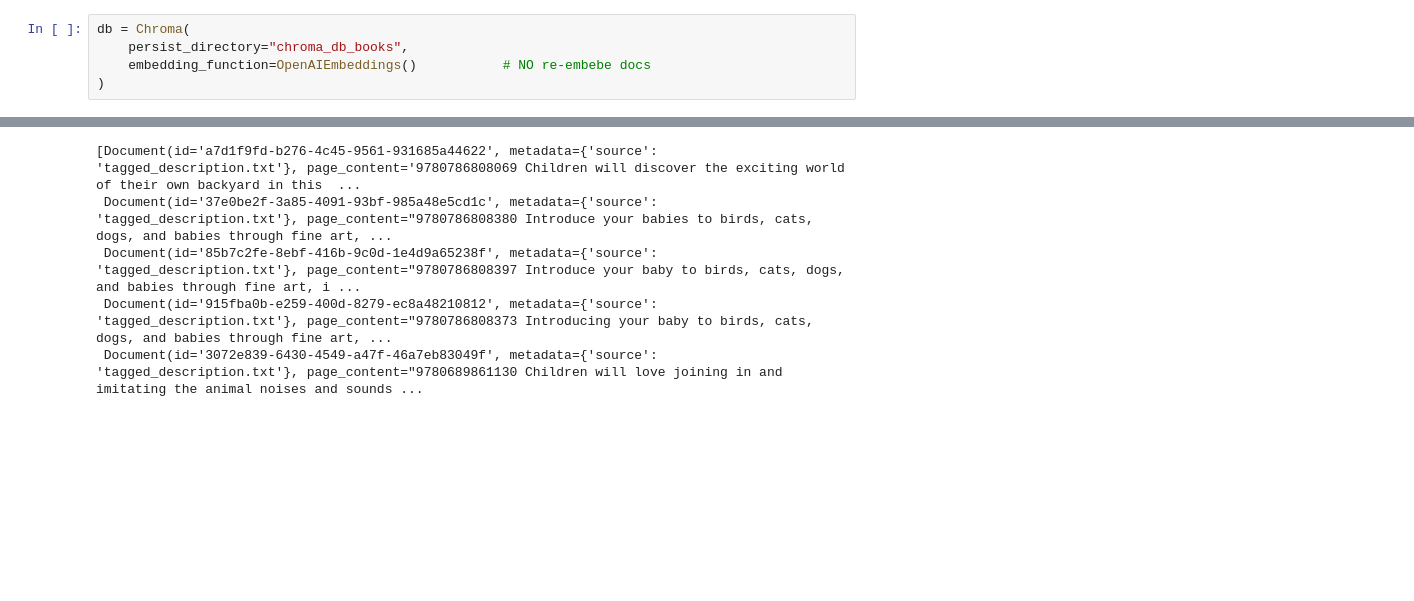
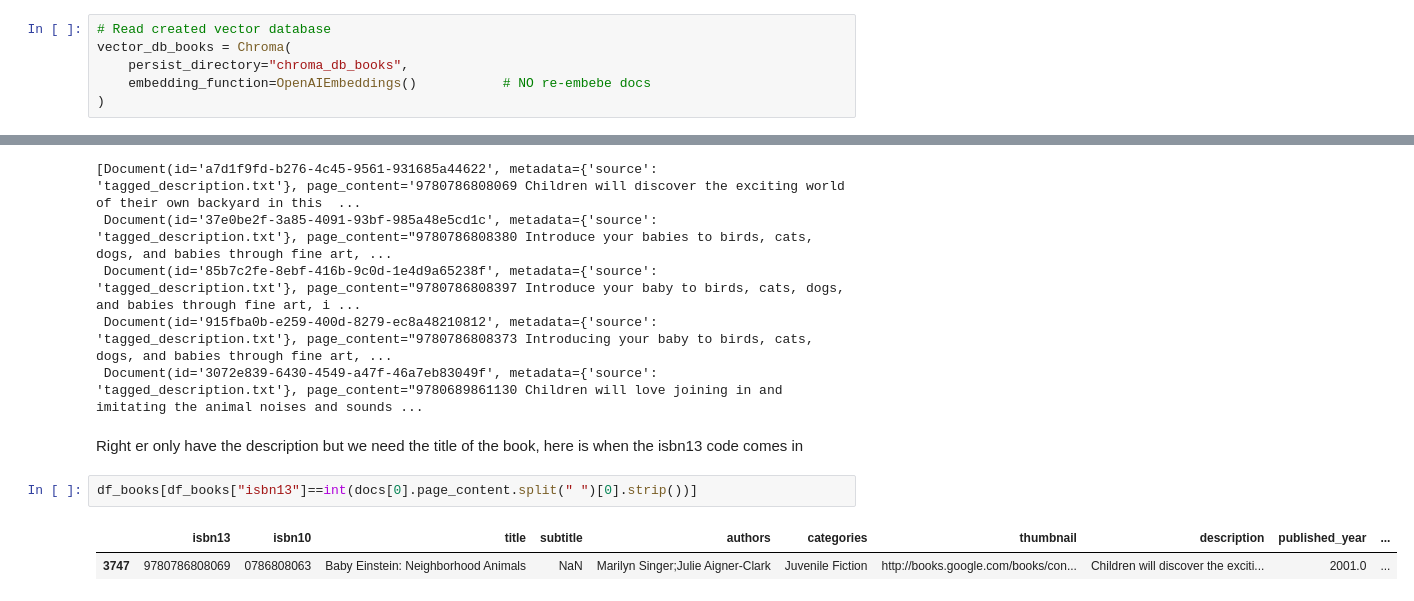
Before and after one commit to OFFICIAL-SBC/BOOKRECOMMENDER, a Jupyter notebook: vector-search.ipynb, the cells around one changed output, grey strips where cells are left out. Drawn from its saved outputs; the diff is of its cells as text; blank space fills up the shorter version.

```diff
--- a/vector-search.ipynb
+++ b/vector-search.ipynb
@@ -95,7 +95,8 @@ vector_db_books = Chroma.from_documents(
     persist_directory="./chroma_db_books"
 )
 # %%
-db = Chroma(
+# Read created vector database
+vector_db_books = Chroma(
     persist_directory="chroma_db_books",
     embedding_function=OpenAIEmbeddings()           # NO re-embebe docs
 )
@@ -109,3 +110,10 @@ docs
  Document(id='85b7c2fe-8ebf-416b-9c0d-1e4d9a65238f', metadata={'source': 'tagged_description.txt'}, page_content="9780786808397 Introduce your baby to birds, cats, dogs, and babies through fine art, i ...
  Document(id='915fba0b-e259-400d-8279-ec8a48210812', metadata={'source': 'tagged_description.txt'}, page_content="9780786808373 Introducing your baby to birds, cats, dogs, and babies through fine art, ...
  Document(id='3072e839-6430-4549-a47f-46a7eb83049f', metadata={'source': 'tagged_description.txt'}, page_content="9780689861130 Children will love joining in and imitating the animal noises and sounds ...
+# %% [markdown]
+Right er only have the description but we need the title of the book, here is when the isbn13 code comes in
+# %%
+df_books[df_books["isbn13"]==int(docs[0].page_content.split(" ")[0].strip())]
+# %% [output]
+|  | isbn13 | isbn10 | title | subtitle | authors | categories | thumbnail | description | published_year | ... |
+| 3747 | 9780786808069 | 0786808063 | Baby Einstein: Neighborhood Animals | NaN | Marilyn Singer;Julie Aigner-Clark | Juvenile Fiction | http://books.google.com/books/con... | Children will discover the exciti... | 2001.0 | ... |
```
Also changed, not shown: parts of 2 cells of this notebook, 7 other files.
